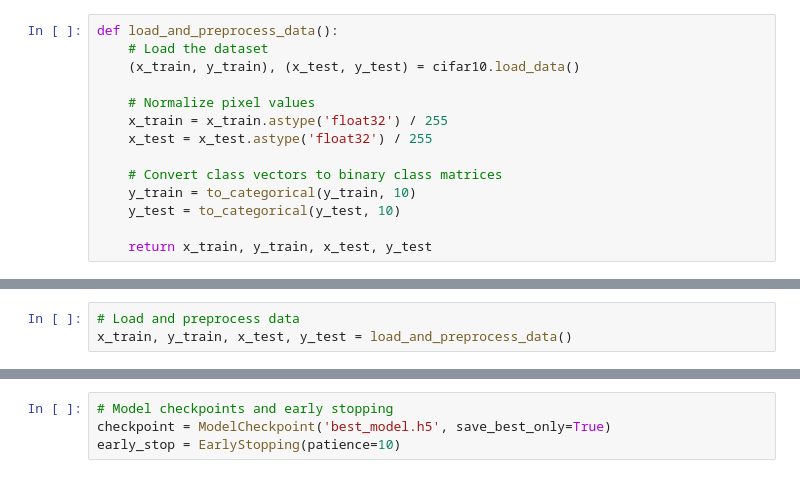
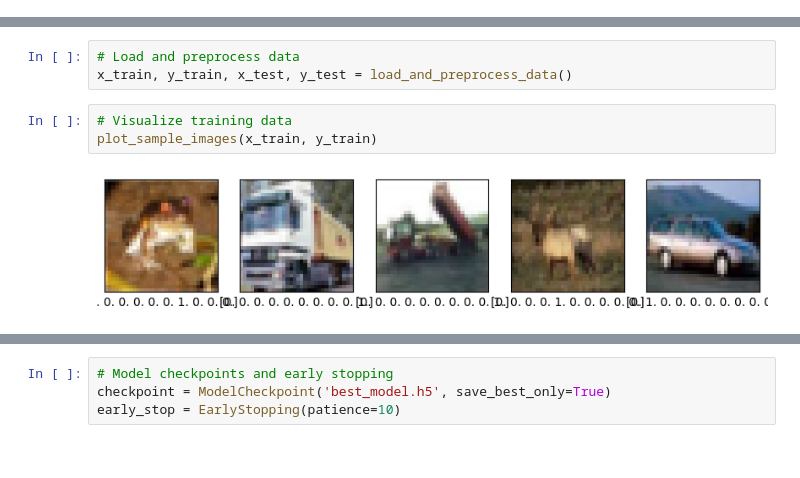
Before and after one commit to b10902026-jimmy/cifar-10_image_classification, a Jupyter notebook: CIFAR-10_Model_Analysis.ipynb, the cells around one changed output, grey strips where cells are left out. Saved outputs shown, nothing was run; the diff lists cells and outputs as text.

```diff
--- a/CIFAR-10_Model_Analysis.ipynb
+++ b/CIFAR-10_Model_Analysis.ipynb
@@ -10,14 +19,0 @@ from keras.callbacks import ModelCheckpoint, EarlyStopping
-# %%
-def load_and_preprocess_data():
-    # Load the dataset
-    (x_train, y_train), (x_test, y_test) = cifar10.load_data()
-
-    # Normalize pixel values
-    x_train = x_train.astype('float32') / 255
-    x_test = x_test.astype('float32') / 255
-
-    # Convert class vectors to binary class matrices
-    y_train = to_categorical(y_train, 10)
-    y_test = to_categorical(y_test, 10)
-
-    return x_train, y_train, x_test, y_test
@@ -46,6 +20,11 @@ def create_model():
 # %%
 # Load and preprocess data
 x_train, y_train, x_test, y_test = load_and_preprocess_data()
+# %%
+# Visualize training data
+plot_sample_images(x_train, y_train)
+# %% [output]
+[figure, added]
 # %%
 # Create and compile the model
 model = create_model()
```
Also changed, not shown: parts of 14 cells of this notebook, 3 other files.
